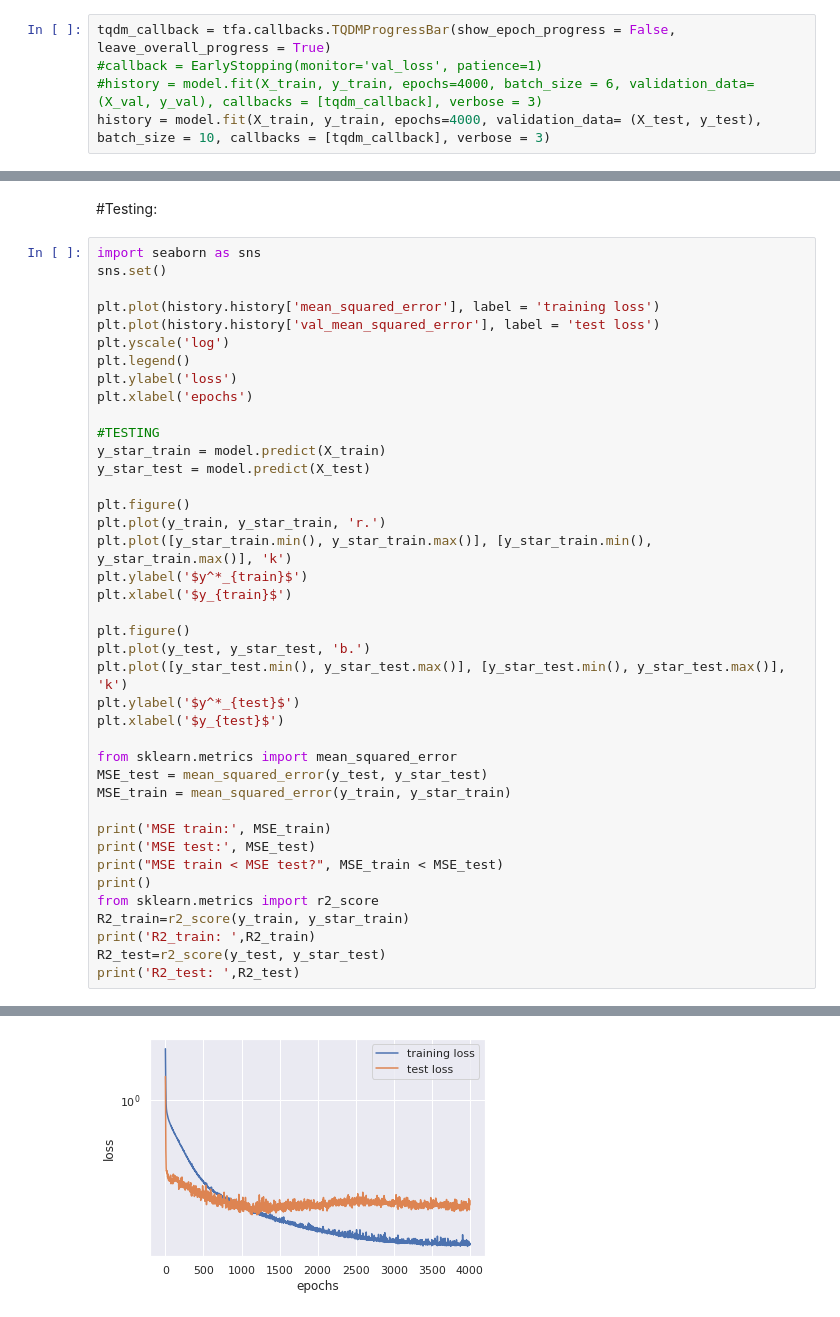
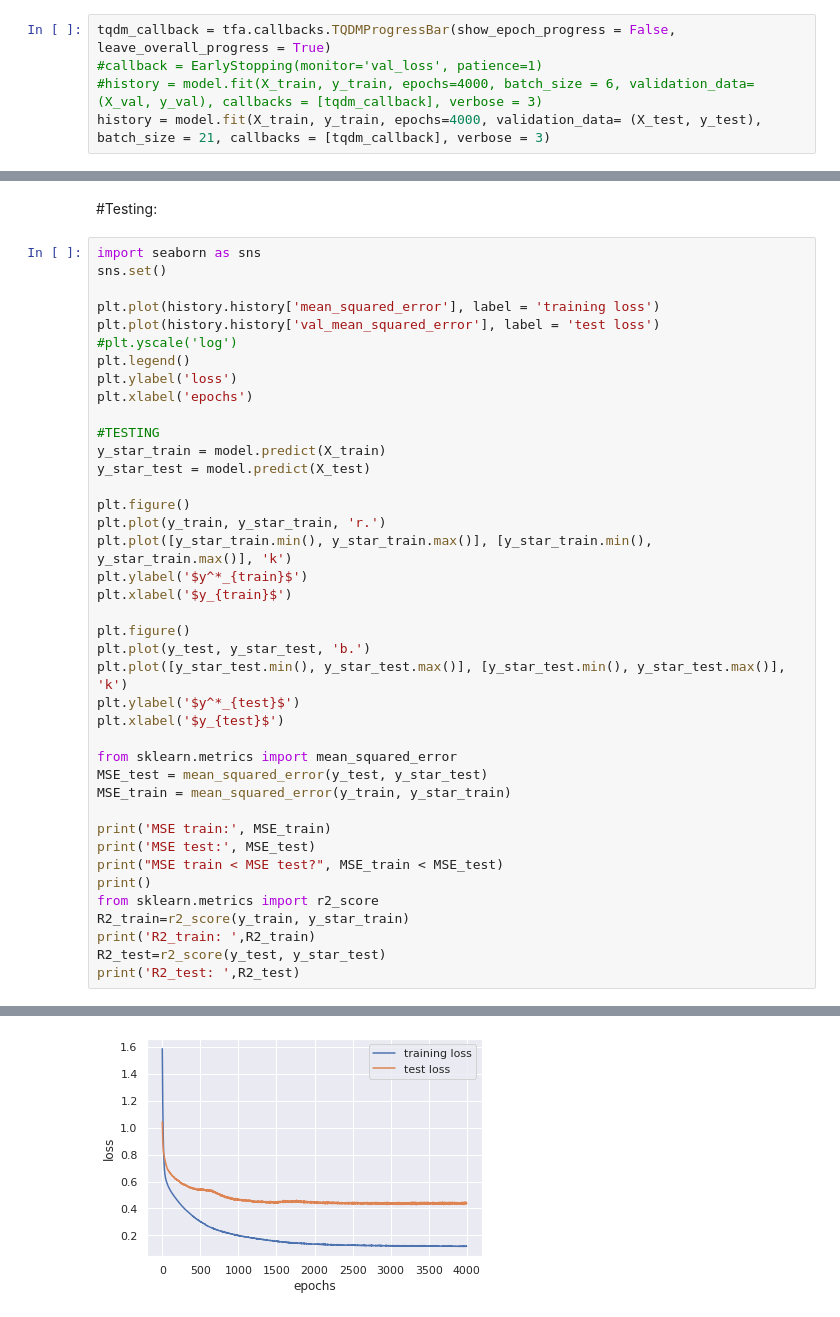
Before and after one commit to GermanOmar/ANN1, a Jupyter notebook: NN1_L2.ipynb, the cells around one changed output, grey strips where cells are left out. Cells and saved outputs as stored; diff of their text form.

```diff
--- a/NN1_L2.ipynb
+++ b/NN1_L2.ipynb
@@ -112,7 +118,7 @@ model.compile(loss='mean_squared_error', optimizer='adam', metrics=['mean_square
 tqdm_callback = tfa.callbacks.TQDMProgressBar(show_epoch_progress = False, leave_overall_progress = True)
 #callback = EarlyStopping(monitor='val_loss', patience=1)
 #history = model.fit(X_train, y_train, epochs=4000, batch_size = 6, validation_data= (X_val, y_val), callbacks = [tqdm_callback], verbose = 3)
-history = model.fit(X_train, y_train, epochs=4000, validation_data= (X_test, y_test), batch_size = 10, callbacks = [tqdm_callback], verbose = 3)
+history = model.fit(X_train, y_train, epochs=4000, validation_data= (X_test, y_test), batch_size = 21, callbacks = [tqdm_callback], verbose = 3)
 # %% [output]
 Epoch 1/4000
 Epoch 2/4000
@@ -139,7 +145,7 @@ sns.set()
 
 plt.plot(history.history['mean_squared_error'], label = 'training loss')
 plt.plot(history.history['val_mean_squared_error'], label = 'test loss')
-plt.yscale('log')
+#plt.yscale('log')
 plt.legend()
 plt.ylabel('loss')
 plt.xlabel('epochs')
@@ -183 +189 @@ R2_test:  0.6641718809855246
-[figure, old version]
+[figure, new version]
```
Also changed, not shown: parts of 3 cells of this notebook.
